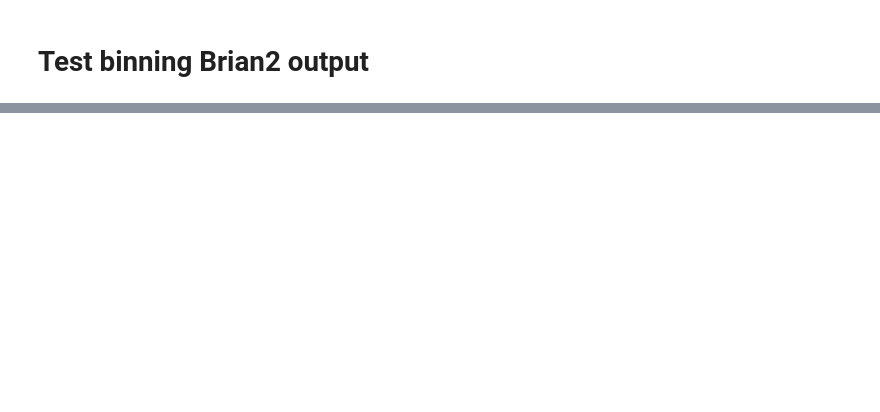
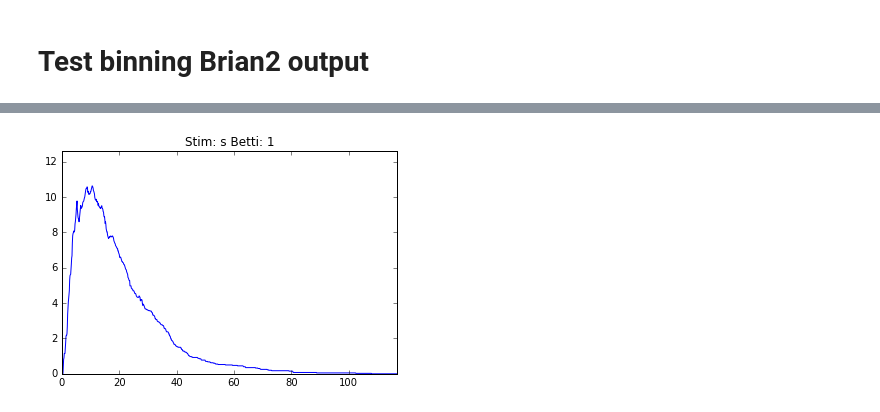
Before and after one commit to theilmbh/Resonnant, a Jupyter notebook: notebooks/testResonnant.ipynb, the cells around one changed output, grey strips where cells are left out. Cells and saved outputs as stored; diff of their text form; code cells hidden in the pictures; blank space fills up the shorter version.

```diff
--- a/notebooks/testResonnant.ipynb
+++ b/notebooks/testResonnant.ipynb
@@ -80,3 +101,7 @@ nshuffs = 1
 bfdict = tp.do_dag_bin('../',spikes, trials, clusters, fs, 25.0, {'period': 1}, ncellsperm, nperms, nshuffs)
 # %%
 tp.dag_topology('../',4.0, bfdict)
+# %%
+import pickle
+with open('../20161021T161625Z-25.0-4.0-masterResults.pkl') as f:
+    mrRes = pickle.load(f)
@@ -82,0 +167,7 @@ tp.dag_topology('../',4.0, bfdict)
+# %%
+betti = 1
+windt = 25.0
+avgBetti, t, maxT = computeAvgBettiCurve(mrRes['permuted'], 'teststim', betti)
+plotAvgBettiCurves(avgBetti, t, betti)
+# %% [output]
+[figure, added]
```
Also changed, not shown: parts of 14 cells of this notebook, 1 other file.
